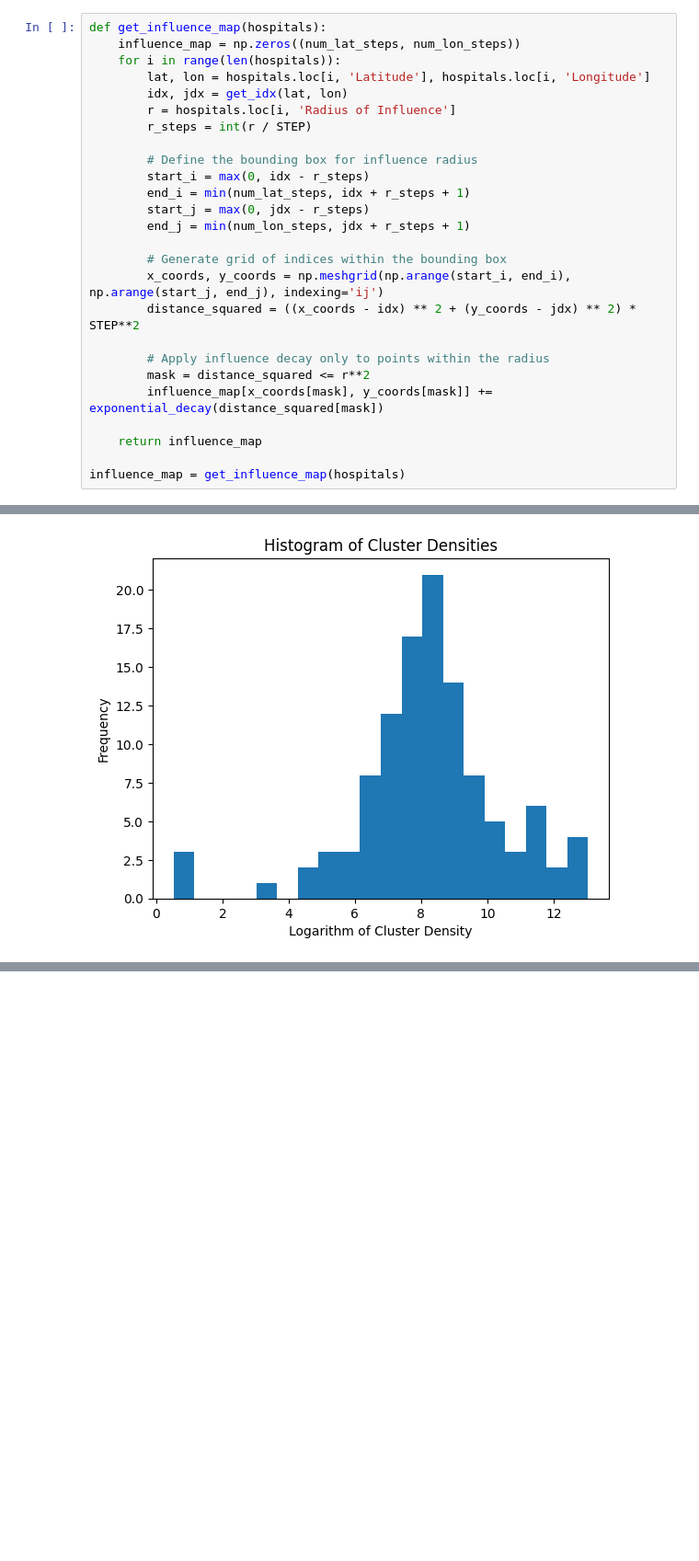
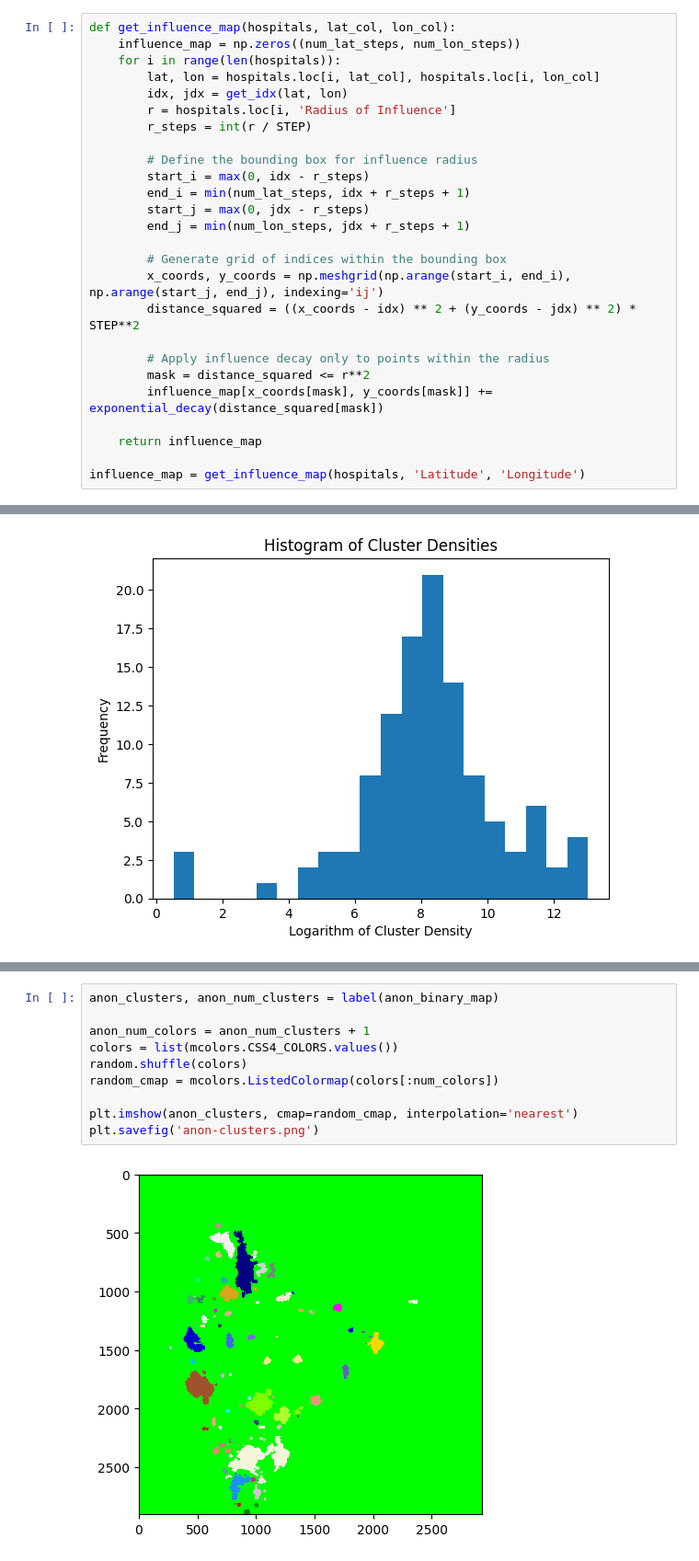
Before and after one commit to fringewidth/towardsMedicalEquity, a Jupyter notebook: influences.ipynb, the cells around one changed output, grey strips where cells are left out. Shown: that part at 92% size. Drawn from its saved outputs; the diff is of its cells as text; blank space fills up the shorter version.

```diff
--- a/influences.ipynb
+++ b/influences.ipynb
@@ -25,9 +27,9 @@ hospitals = pd.read_csv('hospital_dataset_densities.csv')
 hospitals['Radius of Influence'] = hospitals['Effective Rating'] * 0.1
 # %%
-def get_influence_map(hospitals):
+def get_influence_map(hospitals, lat_col, lon_col):
     influence_map = np.zeros((num_lat_steps, num_lon_steps))
     for i in range(len(hospitals)):
-        lat, lon = hospitals.loc[i, 'Latitude'], hospitals.loc[i, 'Longitude']
+        lat, lon = hospitals.loc[i, lat_col], hospitals.loc[i, lon_col]
         idx, jdx = get_idx(lat, lon)
         r = hospitals.loc[i, 'Radius of Influence']
         r_steps = int(r / STEP)
@@ -48,7 +50,7 @@ def get_influence_map(hospitals):
 
     return influence_map
 
-influence_map = get_influence_map(hospitals)
+influence_map = get_influence_map(hospitals, 'Latitude', 'Longitude')
 # %%
 # plot influence map pixel by pixel
 import matplotlib.pyplot as plt
@@ -121,0 +137,12 @@ from scipy.spatial import ConvexHull
+# %%
+anon_clusters, anon_num_clusters = label(anon_binary_map)
+
+anon_num_colors = anon_num_clusters + 1
+colors = list(mcolors.CSS4_COLORS.values())
+random.shuffle(colors)
+random_cmap = mcolors.ListedColormap(colors[:num_colors])
+
+plt.imshow(anon_clusters, cmap=random_cmap, interpolation='nearest')
+plt.savefig('anon-clusters.png')
+# %% [output]
+[figure, added]
```
Also changed, not shown: parts of 10 cells of this notebook, 4 other files.
